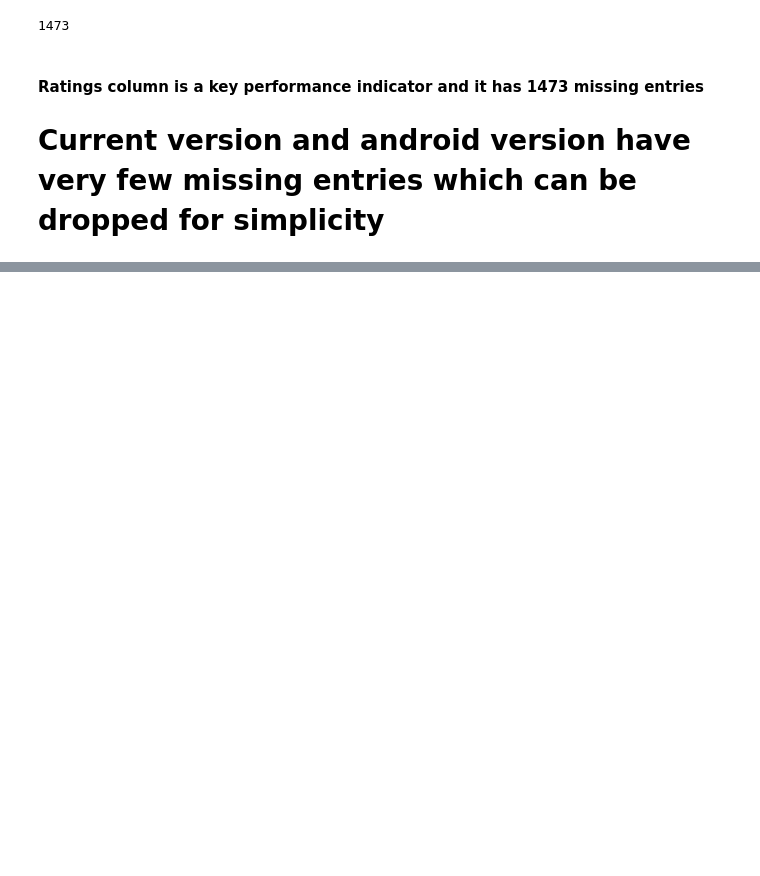
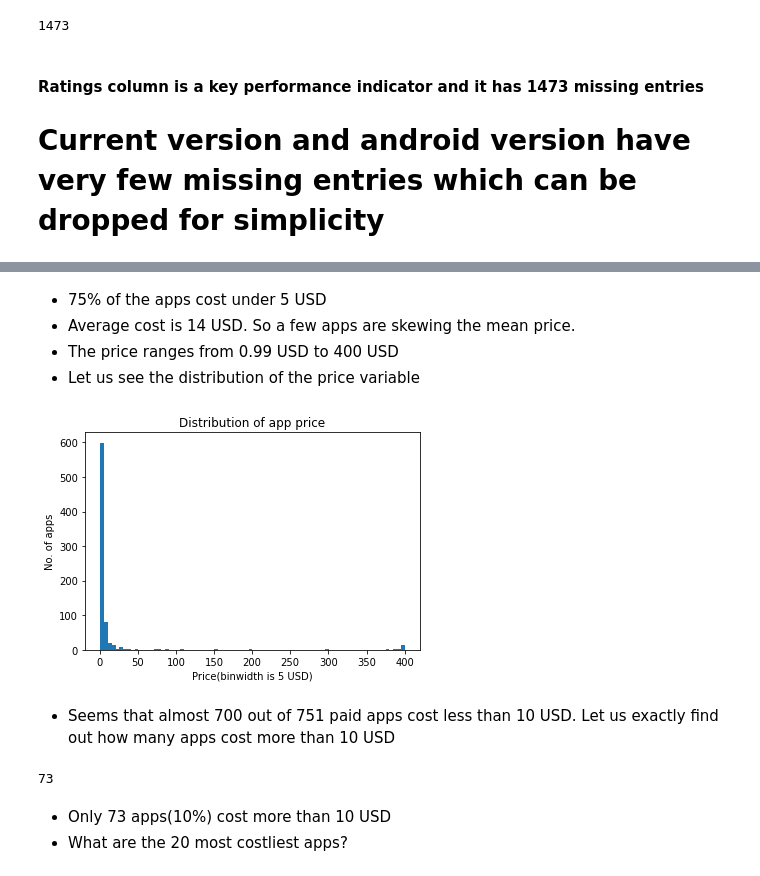
Before and after one commit to Nandeesh-U/EDA_google_play_store_app_data, a Jupyter notebook: Team_Notebook_EDA_CAPSTONE.ipynb, the cells around one changed output, grey strips where cells are left out. Saved outputs shown, nothing was run; the diff lists cells and outputs as text; code cells hidden in the pictures; blank space fills up the shorter version.

```diff
--- a/Team_Notebook_EDA_CAPSTONE.ipynb
+++ b/Team_Notebook_EDA_CAPSTONE.ipynb
@@ -478,0 +677,3 @@ app_df = app_df[~((app_df['Current Ver'].isnull())|(app_df['Android Ver'].isnull
+# %%
+paid_apps = app_df[app_df['Type']=='Paid']
+paid_apps.shape
@@ -478,0 +696,22 @@ app_df = app_df[~((app_df['Current Ver'].isnull())|(app_df['Android Ver'].isnull
+# %% [markdown]
+* 75% of the apps cost under 5 USD
+* Average cost is 14 USD. So a few apps are skewing the mean price.
+* The price ranges from 0.99 USD to 400 USD
+* Let us see the distribution of the price variable
+# %%
+plt.hist(paid_apps['Price'],bins = int(400/5))
+plt.xlabel('Price(binwidth is 5 USD)')
+plt.ylabel('No. of apps')
+plt.title('Distribution of app price')
+plt.show()
+# %% [output]
+[figure, added]
+# %% [markdown]
+* Seems that almost 700 out of 751 paid apps cost less than 10 USD. Let us exactly find out how many apps cost more than 10 USD
+# %%
+sum(paid_apps['Price']>10)
+# %% [output]
+73
+# %% [markdown]
+* Only 73 apps(10%) cost more than 10 USD
+* What are the 20 most costliest apps?
```
Also changed, not shown: parts of 74 cells of this notebook.
